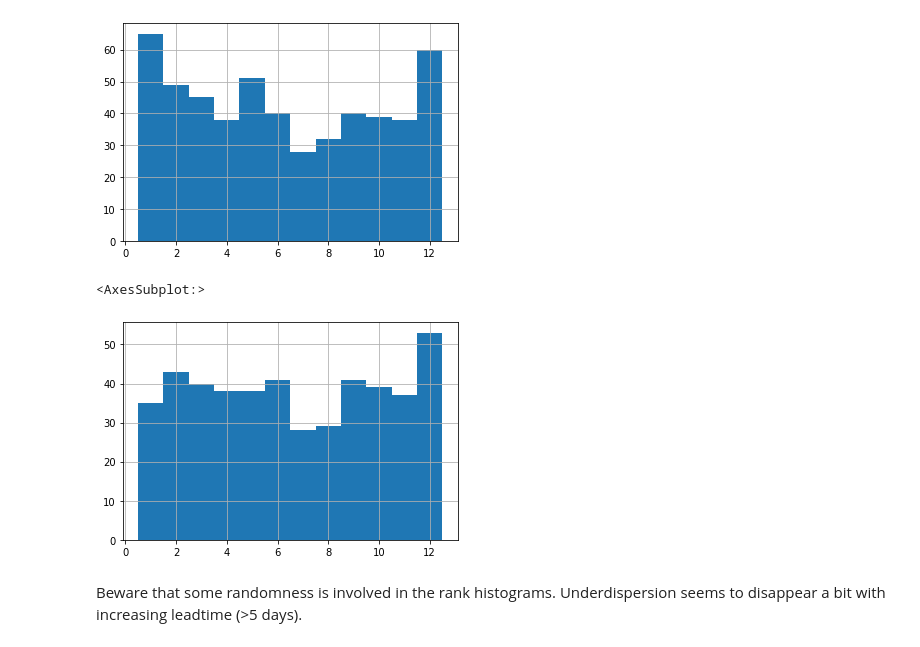
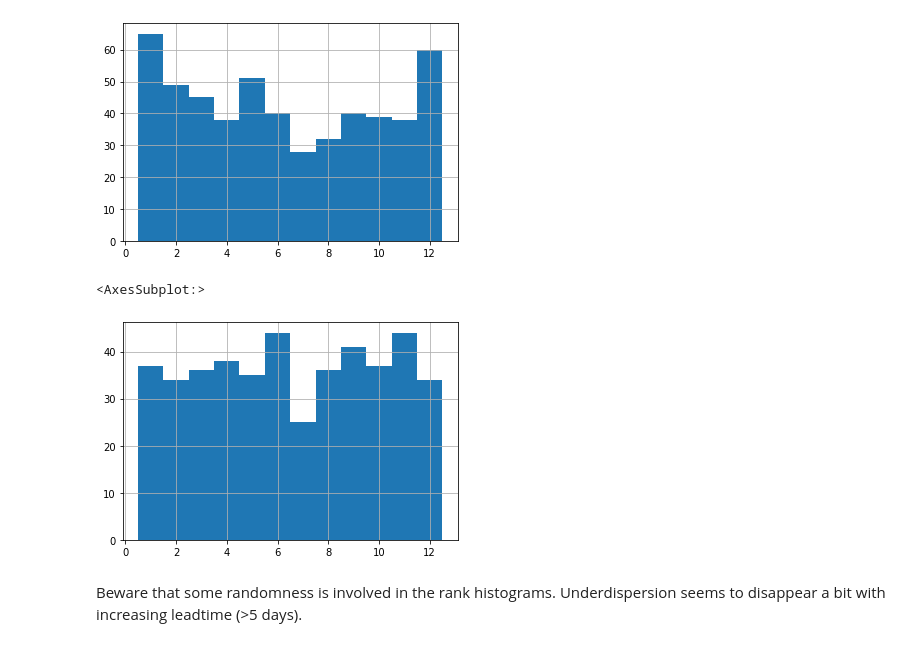
Before and after one commit to chiemvs/SubSeas, a Jupyter notebook: Check_hotdays.ipynb, the cells around one changed output. Drawn from its saved outputs; the diff is of its cells as text; code cells hidden in the pictures.

```diff
--- a/Check_hotdays.ipynb
+++ b/Check_hotdays.ipynb
@@ -176,10 +178,10 @@ rank_hist(df.loc[np.logical_and(df['clustid'] == 9, df['leadtime'] == 1),:])
 <AxesSubplot:>
 [figure]
 # %%
-rank_hist(df.loc[np.logical_and(df['clustid'] == 9, df['leadtime'] == 12),:])
+rank_hist(df.loc[np.logical_and(df['clustid'] == 9, df['leadtime'] == 40),:])
 # %% [output]
 <AxesSubplot:>
-[figure, old version]
+[figure, new version]
 # %% [markdown]
 Beware that some randomness is involved in the rank histograms. Underdispersion seems to disappear a bit with increasing leadtime (>5 days).
 # %%
```
Also changed, not shown: parts of 5 cells of this notebook, 4 other files.
